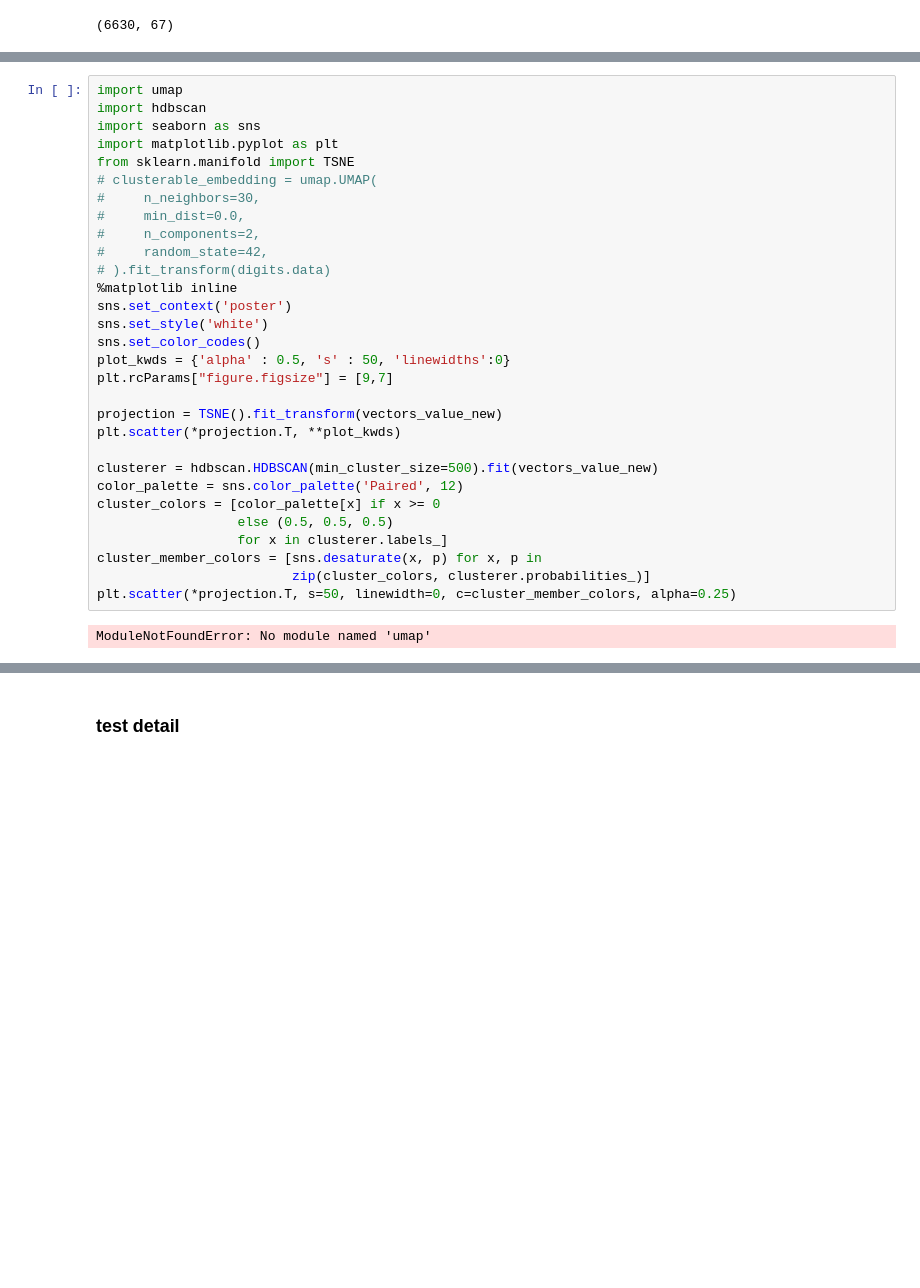
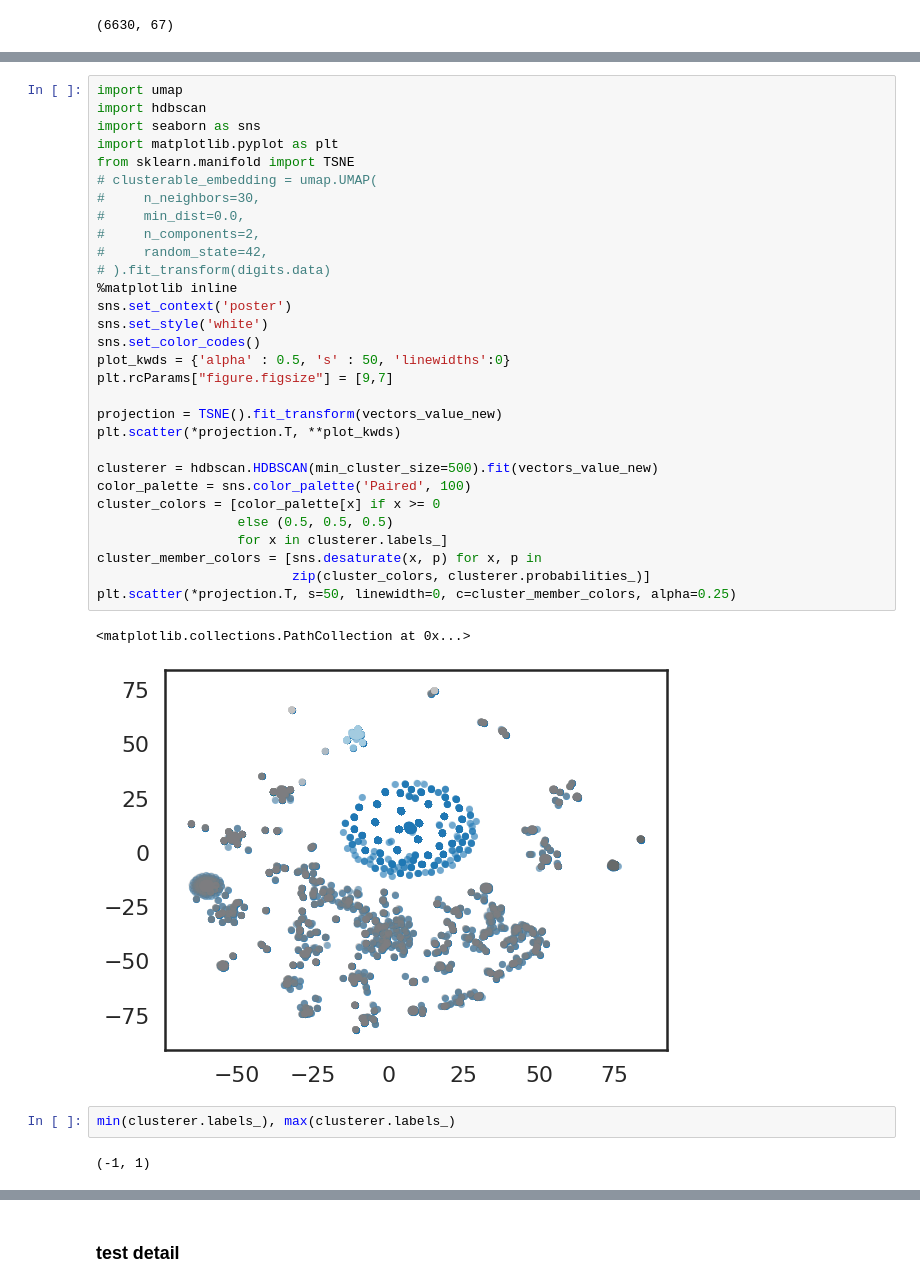
Before and after one commit to areum-lee/dev_code, a Jupyter notebook: Convert ods to numpy.ipynb, the cells around one changed output, grey strips where cells are left out. Cells and saved outputs as stored; diff of their text form; blank space fills up the shorter version.

```diff
--- a/Convert ods to numpy.ipynb
+++ b/Convert ods to numpy.ipynb
@@ -159,32 +174,37 @@ print (np.shape(vectors_value_new))
 # %%
 import umap
 import hdbscan
 import seaborn as sns
 import matplotlib.pyplot as plt
 from sklearn.manifold import TSNE
 # clusterable_embedding = umap.UMAP(
 #     n_neighbors=30,
 #     min_dist=0.0,
 #     n_components=2,
 #     random_state=42,
 # ).fit_transform(digits.data)
 %matplotlib inline
 sns.set_context('poster')
 sns.set_style('white')
 sns.set_color_codes()
 plot_kwds = {'alpha' : 0.5, 's' : 50, 'linewidths':0}
 plt.rcParams["figure.figsize"] = [9,7]
 
 projection = TSNE().fit_transform(vectors_value_new)
 plt.scatter(*projection.T, **plot_kwds)
 
 clusterer = hdbscan.HDBSCAN(min_cluster_size=500).fit(vectors_value_new)
-color_palette = sns.color_palette('Paired', 12)
+color_palette = sns.color_palette('Paired', 100)
 cluster_colors = [color_palette[x] if x >= 0
                   else (0.5, 0.5, 0.5)
                   for x in clusterer.labels_]
 cluster_member_colors = [sns.desaturate(x, p) for x, p in
                          zip(cluster_colors, clusterer.probabilities_)]
 plt.scatter(*projection.T, s=50, linewidth=0, c=cluster_member_colors, alpha=0.25)
 # %% [output]
-ModuleNotFoundError: No module named 'umap'
+<matplotlib.collections.PathCollection at 0x...>
+[figure, added]
+# %%
+min(clusterer.labels_), max(clusterer.labels_)
+# %% [output]
+(-1, 1)
```
Also changed, not shown: parts of 35 cells of this notebook.
